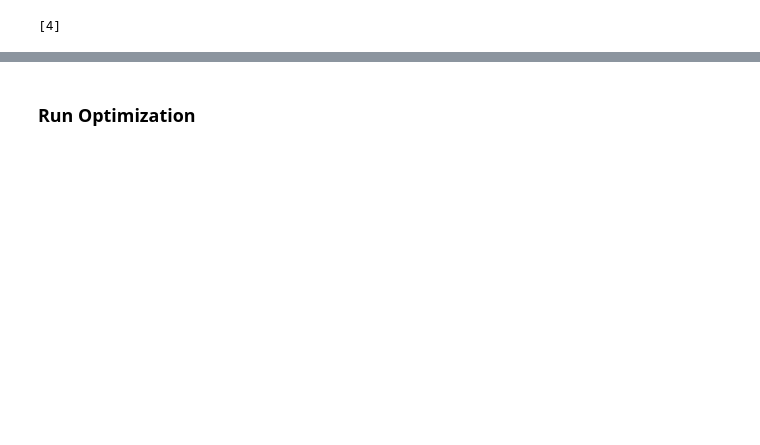
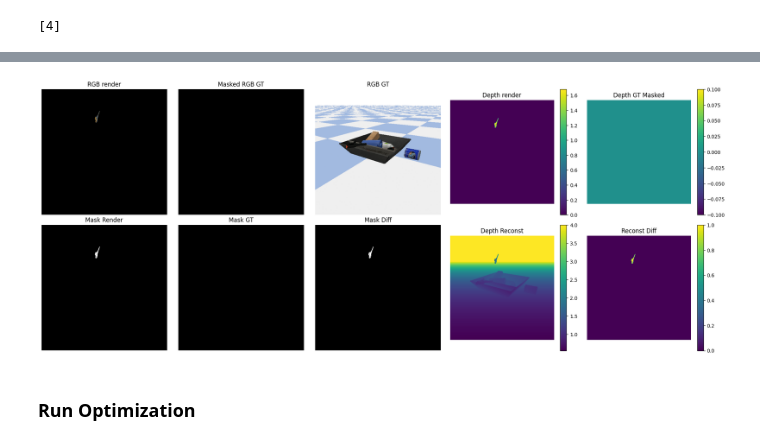
Before and after one commit to raoshashank/diff-dope, a Jupyter notebook: examples/test_diffdope_fullocc.ipynb, the cells around one changed output, grey strips where cells are left out. Saved outputs shown, nothing was run; the diff lists cells and outputs as text; code cells hidden in the pictures; blank space fills up the shorter version.

```diff
--- a/examples/test_diffdope_fullocc.ipynb
+++ b/examples/test_diffdope_fullocc.ipynb
@@ -1,3 +3,5 @@
+# %%
+cname = "myscene_trans_rot_no_obs" #'myscene_trans_rot_part_obs'
 # %%
 import os
 os.chdir('/home/shashank/code/packages/diff-dope')
@@ -358,2 +224,51 @@ plt.show()
+# %%
+pt44 = pose_to_T44(position,rotation)
+obj_cam = np.matmul(pt44[:3,:3],opcd.T).T + pt44[:3,-1]
+obj_world = np.matmul(gt_pose_world[:3,:3],opcd.T).T+gt_pose_world[:3,-1]
+meshcat_pcd_show(mc_vis,obj_cam,(255,0,255),'obj_cam')
+obs_cam = np.matmul(view_matrix[:3,:3],dfile['obs']['points'].T).T + view_matrix[:3,-1]
+meshcat_pcd_show(mc_vis,obs_cam,(255,0,0),'obs_cam')
+
+rgb_render = renders['rgb'][0].detach().cpu()
+rgb_gt = ddope.gt_tensors["rgb"].cpu()
+depth_render = renders['depth'][0].detach().cpu()
+depth_gt = ddope.gt_tensors["depth"].cpu()
+seg_gt = ddope.gt_tensors["segmentation"].cpu()
+mask = renders["mask"][0].detach().cpu()
+diff_mask = torch.abs(mask- ddope.gt_tensors["segmentation"].cpu())
+#reconst = torch.abs(
+#reconst =  depth_gt.clone()
+#depth_diff = (torch.min(depth_gt,depth_render)-depth_gt)*mask[...,0]
+#reconst = reconst + depth_diff
+reconst = torch.where(mask[...,0]>0,torch.min(depth_gt,depth_render),depth_gt)
+
+titles = [
+        'RGB render', 'Masked RGB GT', 'RGB GT', 'Depth render', 'Depth GT Masked',
+        'Mask Render','Mask GT', 'Mask Diff', 'Depth Reconst','Reconst Diff'
+    ]
+fig, axes = plt.subplots(2, 5, figsize=(20, 8))  # Change the subplot configuration to 2 rows of 5 plots each
+for idx, ax in enumerate(axes.flat):
+    ax.set_title(titles[idx]) if idx < len(titles) else ax.axis('off')  # Set titles or turn off extra subplot
+    ax.axis('off')
+# Plotting the images
+axes[0, 0].imshow(np.flip(rgb_render.numpy(),[0]))
+axes[0, 1].imshow(np.flip((rgb_gt * seg_gt).numpy(),[0]))
+axes[0, 2].imshow(np.flip(rgb_gt.numpy(),[0]))
+dr = axes[0, 3].imshow(np.flip((depth_render * mask[..., 0]).numpy(),[0]))
+dg = axes[0, 4].imshow(np.flip((depth_gt * seg_gt[..., 0]).numpy(),[0]))
+axes[1, 1].imshow(np.flip(seg_gt.numpy(),[0]))
+axes[1, 0].imshow(np.flip(mask.numpy(),[0]))
+axes[1, 2].imshow(np.flip(diff_mask.numpy(),[0]))
+drc = axes[1, 3].imshow(np.flip(torch.clip(reconst,max=4.0).numpy(),[0]))
+ddrc = axes[1,4].imshow(np.flip(torch.clip((reconst!=depth_gt),max=4.0).numpy(),[0]))
+# Adding colorbars to specific subplots
+plt.colorbar(dr, ax=axes[0, 3])
+plt.colorbar(dg, ax=axes[0, 4])
+plt.colorbar(drc, ax=axes[1, 3])
+plt.colorbar(ddrc,ax = axes[1,4])
+plt.tight_layout()
+plt.show()
+# %% [output]
+[figure, added]
 # %% [markdown]
 ### Run Optimization
```
Also changed, not shown: parts of 33 cells of this notebook, 3 other files.
